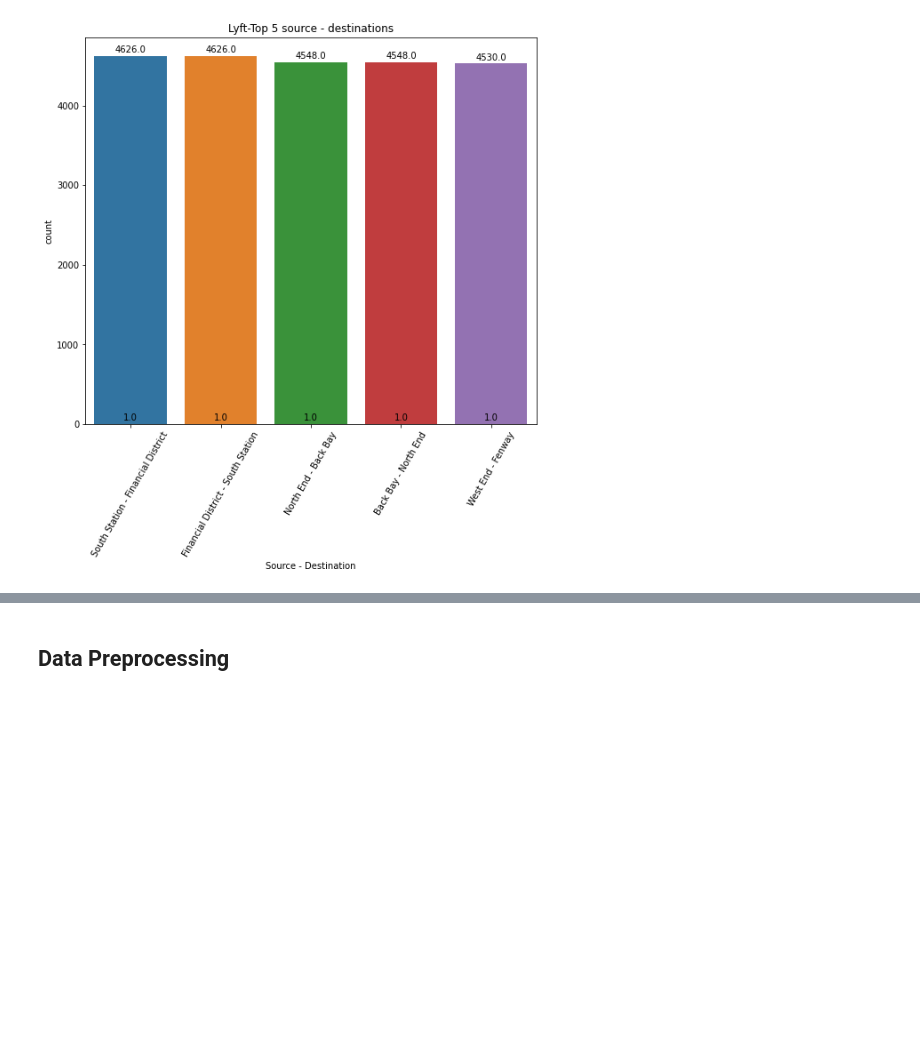
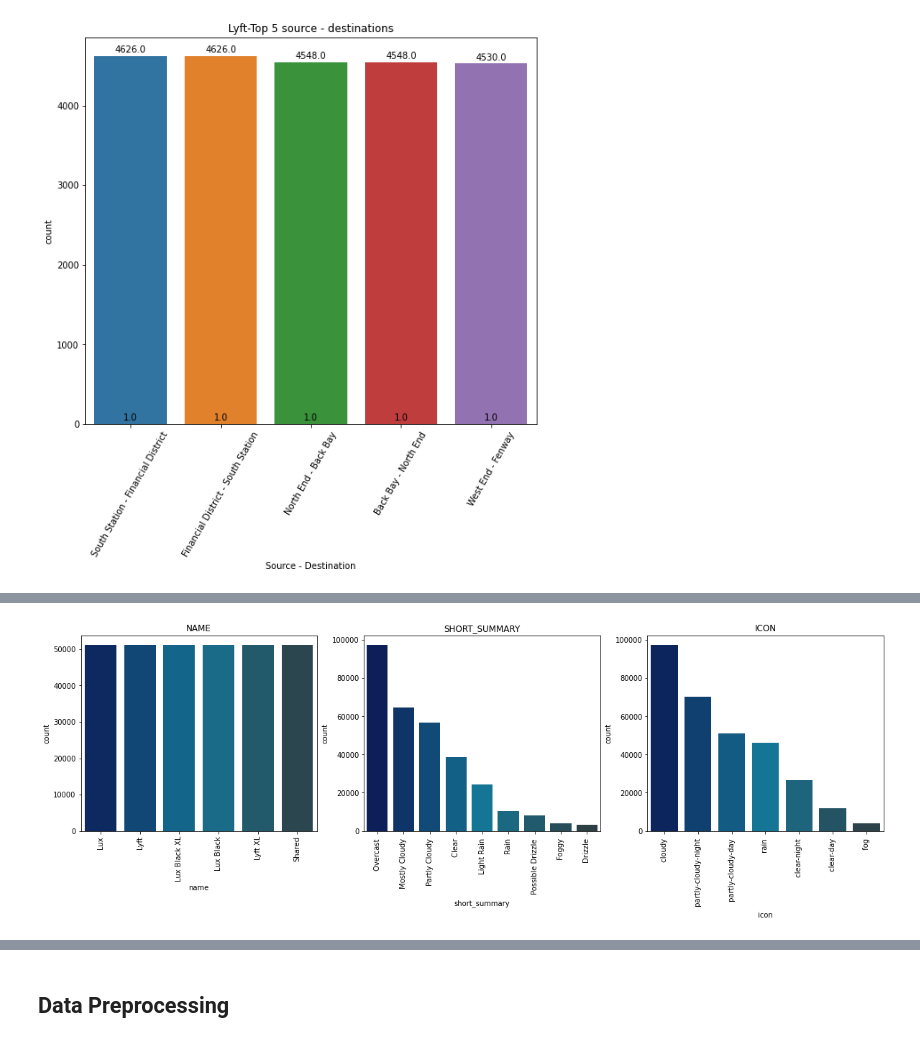
Before and after one commit to safiraauliar/Final-Project1-LinierRegression-kelompok1, a Jupyter notebook: FinalProject1-PYTN-03-LinearRegression.ipynb, the cells around one changed output, grey strips where cells are left out. Cells and saved outputs as stored; diff of their text form; code cells hidden in the pictures; blank space fills up the shorter version.

```diff
--- a/FinalProject1-PYTN-03-LinearRegression.ipynb
+++ b/FinalProject1-PYTN-03-LinearRegression.ipynb
@@ -358,0 +421,4 @@ for i in ax.patches:
+# %%
+lyft = df[df['cab_type']=='Lyft'].reset_index(drop=True)
+lyft = lyft.drop(columns=['source','destination','cab_type'])
+lyft.head()
@@ -358,0 +444,3 @@ for i in ax.patches:
+# %%
+cat_lyft = lyft.select_dtypes('object')
+cat_lyft
@@ -358,0 +461,12 @@ for i in ax.patches:
+# %%
+row,col,i = 1,3,1
+plt.figure(figsize = (20,5))
+for cat_col in cat_lyft.columns:
+    plt.subplot(row,col,i)
+    plt.title(cat_col.upper(), fontsize = 12)
+    sns.countplot(cat_lyft[cat_col], palette = "ocean_d", order= cat_lyft[cat_col].value_counts().index)
+    plt.xticks(rotation = 90)
+    i +=1
+plt.show()
+# %% [output]
+[figure, added]
```
Also changed, not shown: parts of 18 cells of this notebook.
